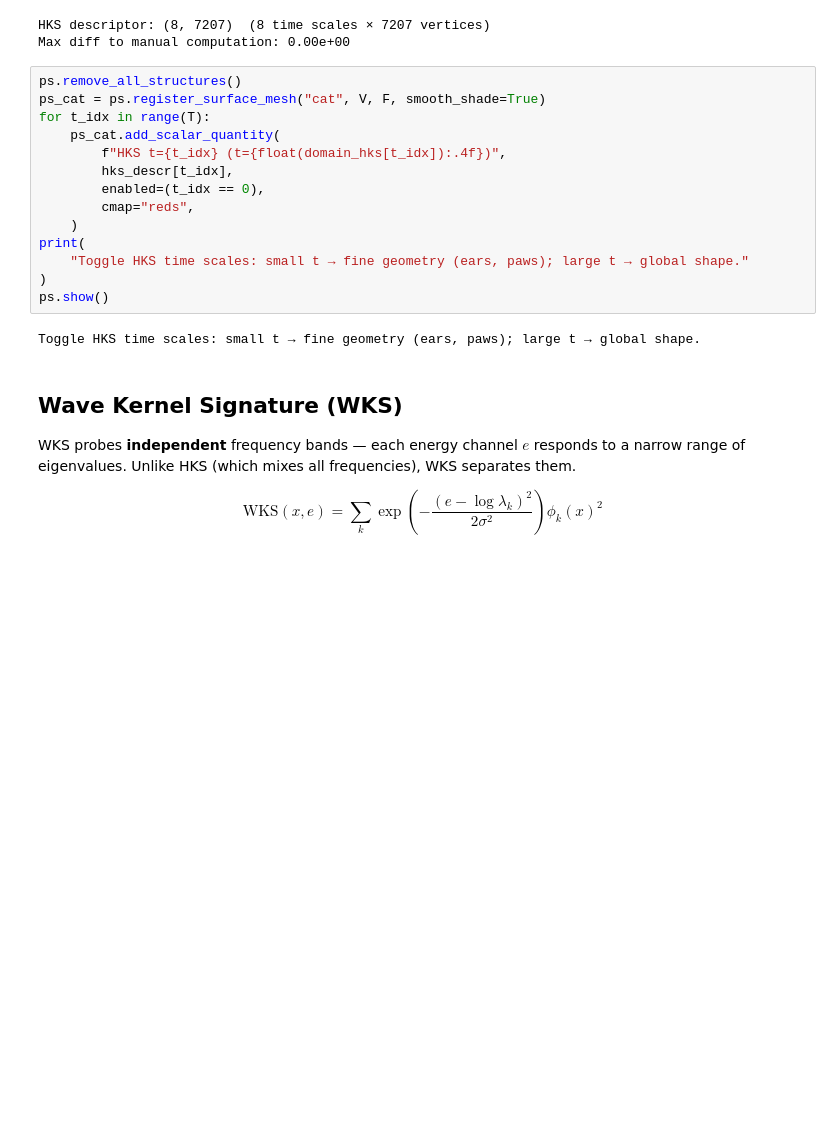
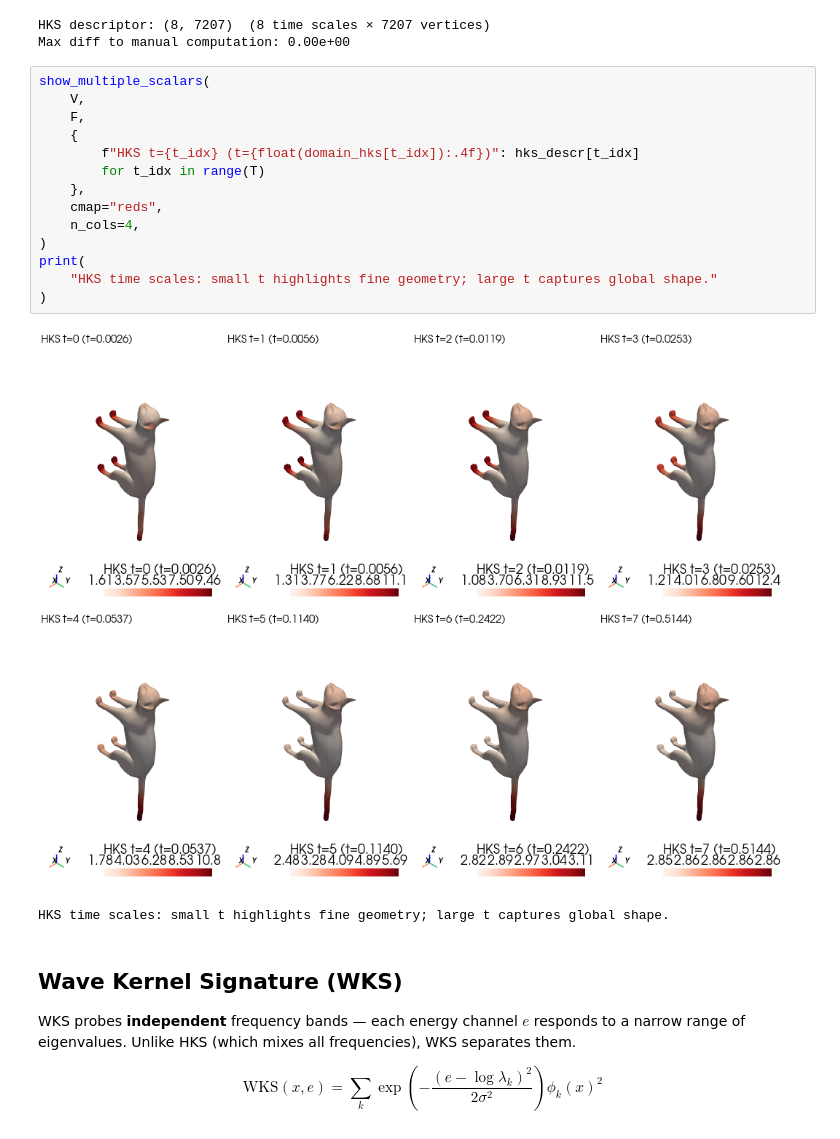
Before and after one commit to gviga/geomfum, a Jupyter notebook: notebooks/concepts/05_spectral_filtering.ipynb, the cells around one changed output. Saved outputs shown, nothing was run; the diff lists cells and outputs as text; blank space fills up the shorter version.

```diff
--- a/notebooks/concepts/05_spectral_filtering.ipynb
+++ b/notebooks/concepts/05_spectral_filtering.ipynb
@@ -206,21 +208,22 @@ print(f"Max diff to manual computation: {np.max(np.abs(hks_descr - descr_hks)):.
 HKS descriptor: (8, 7207)  (8 time scales × 7207 vertices)
 Max diff to manual computation: 0.00e+00
 # %%
-ps.remove_all_structures()
-ps_cat = ps.register_surface_mesh("cat", V, F, smooth_shade=True)
-for t_idx in range(T):
-    ps_cat.add_scalar_quantity(
-        f"HKS t={t_idx} (t={float(domain_hks[t_idx]):.4f})",
-        hks_descr[t_idx],
-        enabled=(t_idx == 0),
-        cmap="reds",
-    )
+show_multiple_scalars(
+    V,
+    F,
+    {
+        f"HKS t={t_idx} (t={float(domain_hks[t_idx]):.4f})": hks_descr[t_idx]
+        for t_idx in range(T)
+    },
+    cmap="reds",
+    n_cols=4,
+)
 print(
-    "Toggle HKS time scales: small t → fine geometry (ears, paws); large t → global shape."
+    "HKS time scales: small t highlights fine geometry; large t captures global shape."
 )
-ps.show()
 # %% [output]
+[figure, added]
-Toggle HKS time scales: small t → fine geometry (ears, paws); large t → global shape.
+HKS time scales: small t highlights fine geometry; large t captures global shape.
 # %% [markdown]
 ## Wave Kernel Signature (WKS)
 
```
Also changed, not shown: parts of 3 cells of this notebook, 21 other files.
